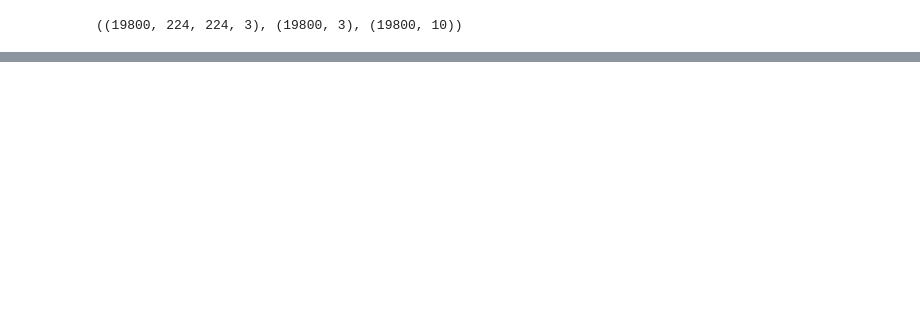
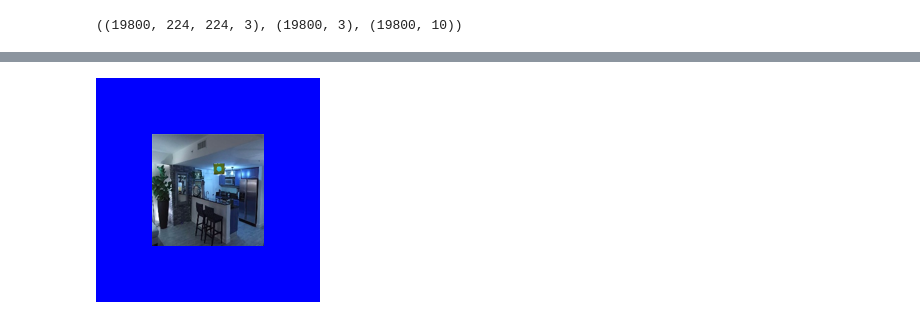
Before and after one commit to Ecbiv/TMAP_OBJECT_POSITIONING, a Jupyter notebook: main.ipynb, the cells around one changed output, grey strips where cells are left out. Drawn from its saved outputs; the diff is of its cells as text; code cells hidden in the pictures; blank space fills up the shorter version.

```diff
--- a/main.ipynb
+++ b/main.ipynb
@@ -57,0 +73,7 @@ INFO:tensorflow:Assets written to: ./Saved_Models/assets
+# %%
+img1 = Image.fromarray(data[0][0])
+img2 = Image.fromarray(data[1][0])
+# %%
+img2 = img2.resize((112, 112))
+# %%
+pad = Image.new(img2.mode, (224, 224), (0,0,255))
@@ -57,0 +82,4 @@ INFO:tensorflow:Assets written to: ./Saved_Models/assets
+# %%
+pad
+# %% [output]
+[figure, added]
```
Also changed, not shown: parts of 8 cells of this notebook.
